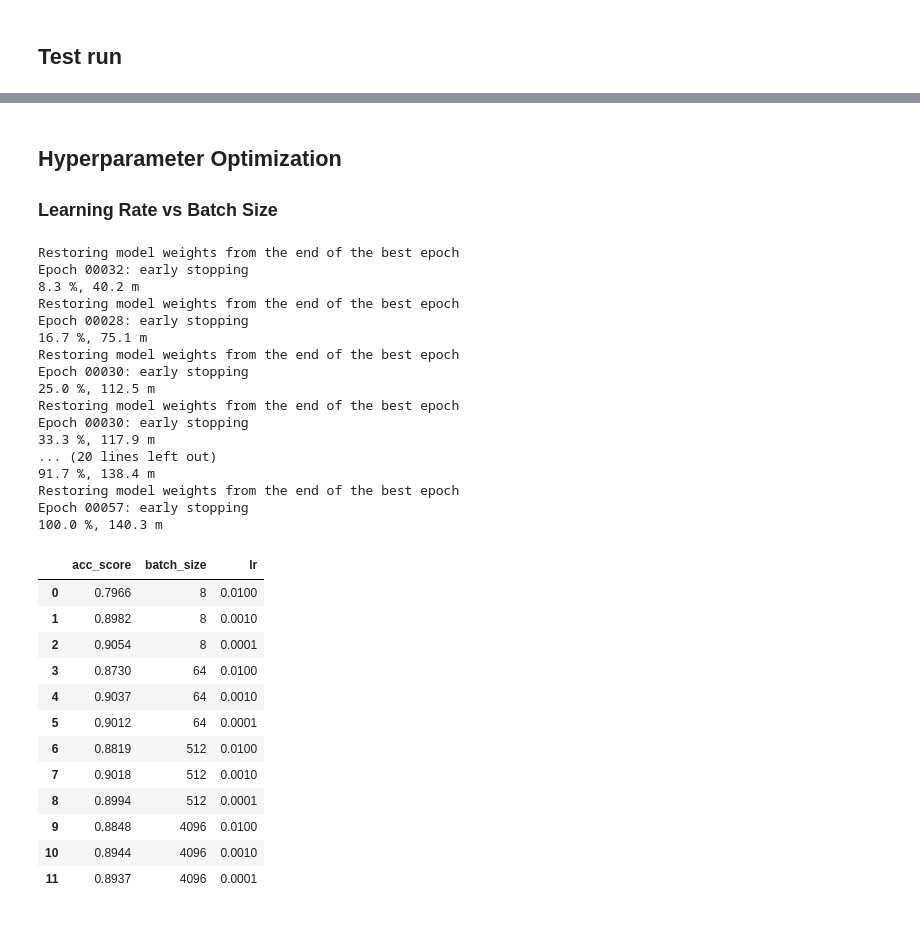
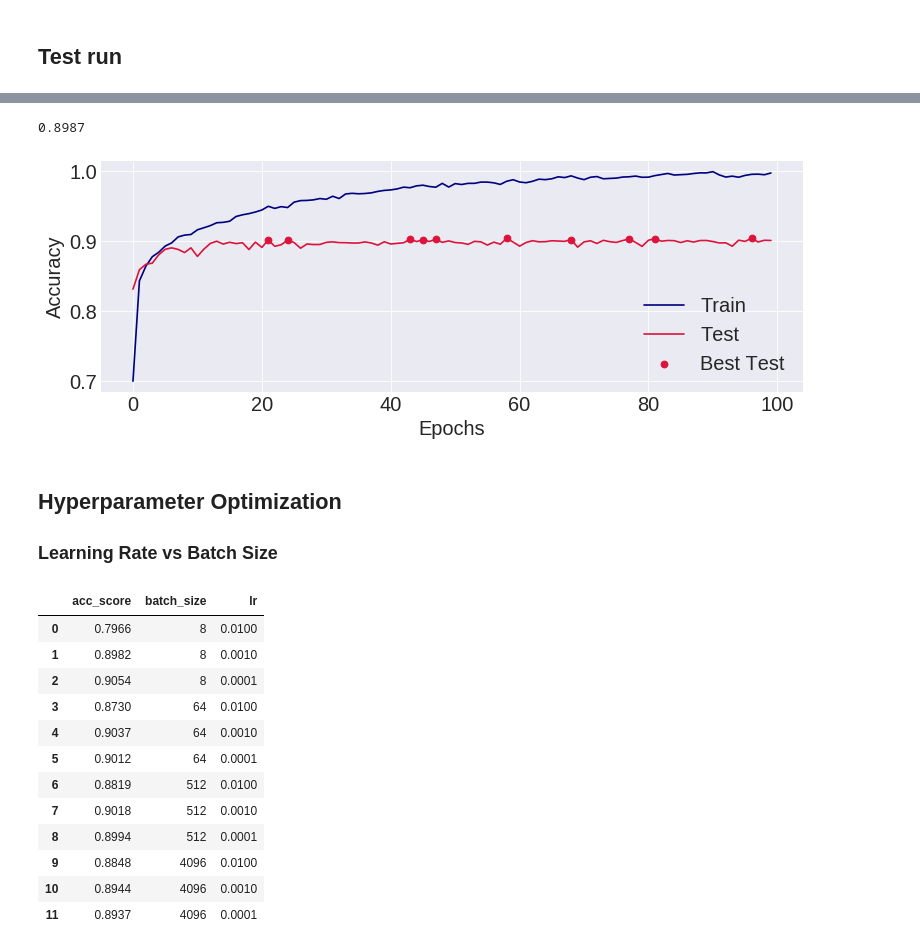
Before and after one commit to asdfbat/FYS-STK4155, a Jupyter notebook: Project3/src/Fashion_DNN.ipynb, the cells around one changed output, grey strips where cells are left out. Saved outputs shown, nothing was run; the diff lists cells and outputs as text; code cells hidden in the pictures.

```diff
--- a/Project3/src/Fashion_DNN.ipynb
+++ b/Project3/src/Fashion_DNN.ipynb
@@ -75,7 +74,7 @@ params = {
     "nr_layers" : 5
 }
 # %%
-callbacks = [EarlyStopping(monitor="val_accuracy", min_delta=0.001, patience=10, verbose=1, restore_best_weights=True)]
-clf = KerasClassifier(build_fn=make_dense_model(params), batch_size=params["batch_size"], epochs=100, validation_data=(X_test, Y_onehot_test), callbacks=callbacks, verbose=1)
+#callbacks = [EarlyStopping(monitor="val_accuracy", min_delta=0.001, patience=10, verbose=1, restore_best_weights=True)]
+clf = KerasClassifier(build_fn=make_dense_model(params), batch_size=params["batch_size"], epochs=100, validation_data=(X_test, Y_onehot_test), verbose=1)
 history = clf.fit(X_train, Y_onehot_train)
-Y_pred = clf.predict(X_test)
+Y_pred = clf.predict(X_val)
@@ -82,9 +83,17 @@ Y_pred = clf.predict(X_test)
 # %%
-plt.figure(figsize=(16,8))
+plt.figure(figsize=(10, 4))
+plt.plot(history.history["accuracy"], c="navy")
 plt.plot(history.history["val_accuracy"], c="crimson")
-plt.plot(history.history["accuracy"], c="navy")
+plt.scatter(np.argsort(history.history["val_accuracy"])[-10:], np.sort(history.history["val_accuracy"])[-10:], c="crimson")
 plt.xlabel("Epochs")
 plt.ylabel("Accuracy")
+plt.legend(["Train", "Test", "Best Test"])
+plt.tight_layout()
+plt.savefig("../figs/DNN_epochs.pdf", bbox_inches="tight")
+accuracy_score(Y_val, Y_pred)
+# %% [output]
+0.8987
+[figure, added]
 # %% [markdown]
 ## Hyperparameter Optimization
 ### Learning Rate vs Batch Size
@@ -127,22 +136,4 @@ for batch_size in all_params["batch_size"]:
 
         k += 1
         print(f"{100*k/nr_runs:.1f} %, {(time.time()-t0)/60:.1f} m")
-# %% [output]
-Restoring model weights from the end of the best epoch
-Epoch 00032: early stopping
-8.3 %, 40.2 m
-Restoring model weights from the end of the best epoch
-Epoch 00028: early stopping
-16.7 %, 75.1 m
-Restoring model weights from the end of the best epoch
-Epoch 00030: early stopping
-25.0 %, 112.5 m
-Restoring model weights from the end of the best epoch
-Epoch 00030: early stopping
-33.3 %, 117.9 m
-... (20 lines left out)
-91.7 %, 138.4 m
-Restoring model weights from the end of the best epoch
-Epoch 00057: early stopping
-100.0 %, 140.3 m
 # %%
```
Also changed, not shown: parts of 9 cells of this notebook, 3 other files.
